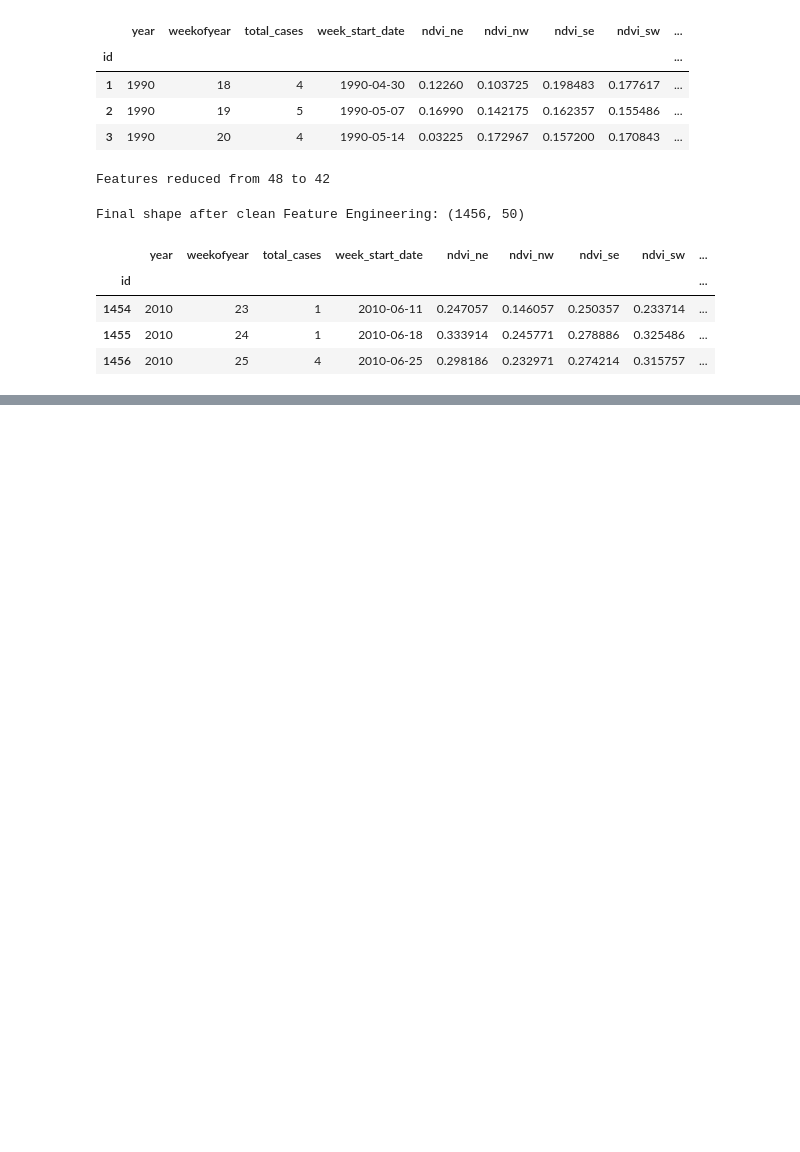
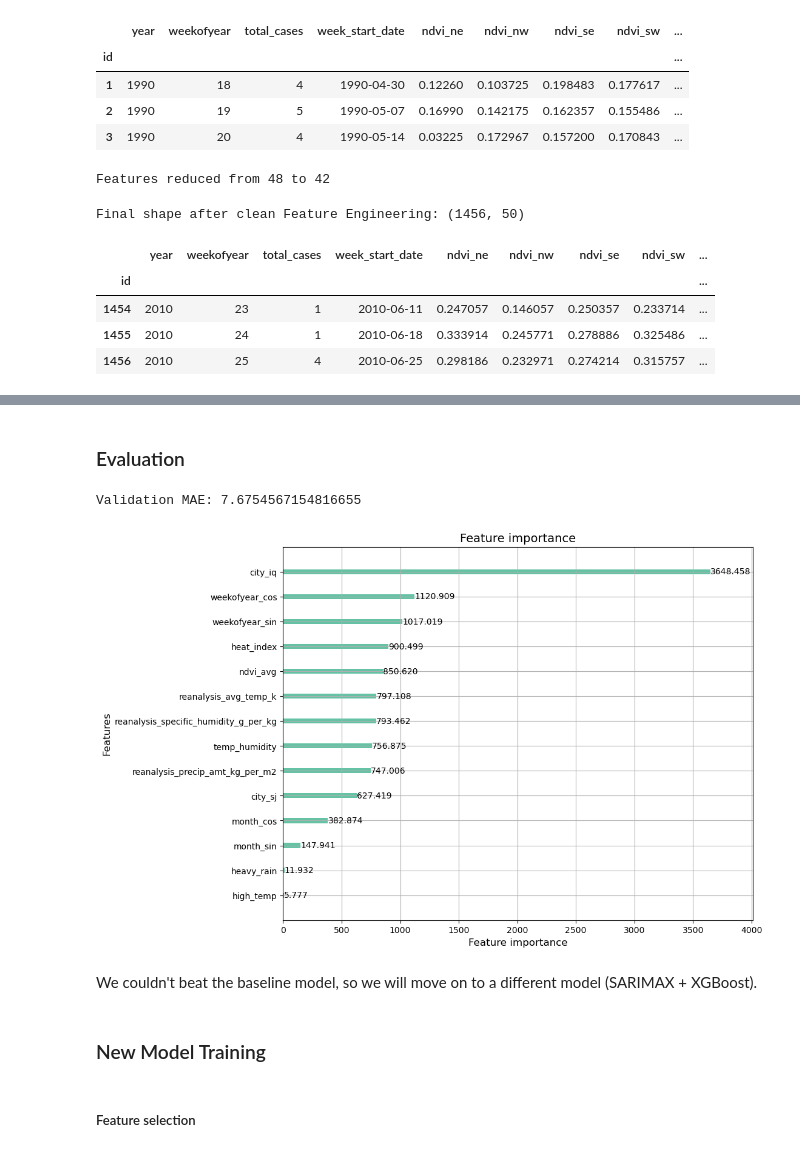
Before and after one commit to KitwanaSh/data_driven_competition, a Jupyter notebook: denai_diseases_spread/den_disease_spread.ipynb, the cells around one changed output, grey strips where cells are left out. Saved outputs shown, nothing was run; the diff lists cells and outputs as text; code cells hidden in the pictures; blank space fills up the shorter version.

Commit message:
Feat: Finish the final model training

```diff
--- a/denai_diseases_spread/den_disease_spread.ipynb
+++ b/denai_diseases_spread/den_disease_spread.ipynb
@@ -1017,0 +1050,23 @@ Final shape after clean Feature Engineering: (1456, 50)
+# %%
+# Initial params (for tuning)
+params = {
+    'objective': 'regression_l1',  # MAE loss
+    'metric': 'mae',
+    'boosting_type': 'gbdt',
+    'num_leaves': 31,             # Start small (adjust based on data size)
+    'learning_rate': 0.05,
+    'feature_fraction': 0.8,      # Random subspace sampling to prevent overfitting
+    'min_data_in_leaf': 20,       # Reduce overfitting for small datasets
+    'max_depth': -1,              # Unlimited (let LightGBM handle)
+    'verbosity': -1
+}
+# %%
+# Sort by city and date to avoid leakage
+df = df.sort_values(['city_sj', 'week_start_date'])
+
+# Time-based split (e.g., last 20% of each city's timeline)
+val_mask = (df['year'] >= df['year'].max() - 2)
+train = df[~val_mask]
+val = df[val_mask]
+
+print("Training shape: ", train.shape, "Validation shape: ", val.shape)
@@ -1017,0 +1077,5 @@ Final shape after clean Feature Engineering: (1456, 50)
+# %%
+seasonal_avg = train.groupby('weekofyear')['total_cases'].mean().to_dict()
+val['baseline_pred'] = val['weekofyear'].map(seasonal_avg)
+baseline_mae = mean_absolute_error(val['total_cases'], val['baseline_pred'])
+print(f"Baseline MAE (Seasonal Avg): {baseline_mae}")
@@ -1017,0 +1084,11 @@ Final shape after clean Feature Engineering: (1456, 50)
+# %%
+# train model
+model = lgb.train(
+    params,
+    train_set = lgb.Dataset(train[features], label=train[target]),
+    valid_sets = lgb.Dataset(val[features], label=val[target]),
+    num_boost_round=1000,
+    # early_stopping_rounds=50,
+    # verbose_eval=20
+    callbacks=[lgb.early_stopping(stopping_rounds=50), lgb.log_evaluation(period=20)]
+    )
@@ -1017,0 +1103,18 @@ Final shape after clean Feature Engineering: (1456, 50)
+# %% [markdown]
+### Evaluation
+# %%
+val_preds = model.predict(val[features])
+print(f"Validation MAE: {mean_absolute_error(val[target], val_preds)}")
+# %% [output]
+Validation MAE: 7.6754567154816655
+# %%
+# Feature importance plot
+lgb.plot_importance(model, importance_type="gain", figsize=(10, 8));
+# %% [output]
+[figure, added]
+# %% [markdown]
+We couldn't beat the baseline model, so we will move on to a different model (SARIMAX + XGBoost).
+# %% [markdown]
+### New Model Training
+# %% [markdown]
+##### Feature selection
```
Also changed, not shown: parts of 19 cells of this notebook.
